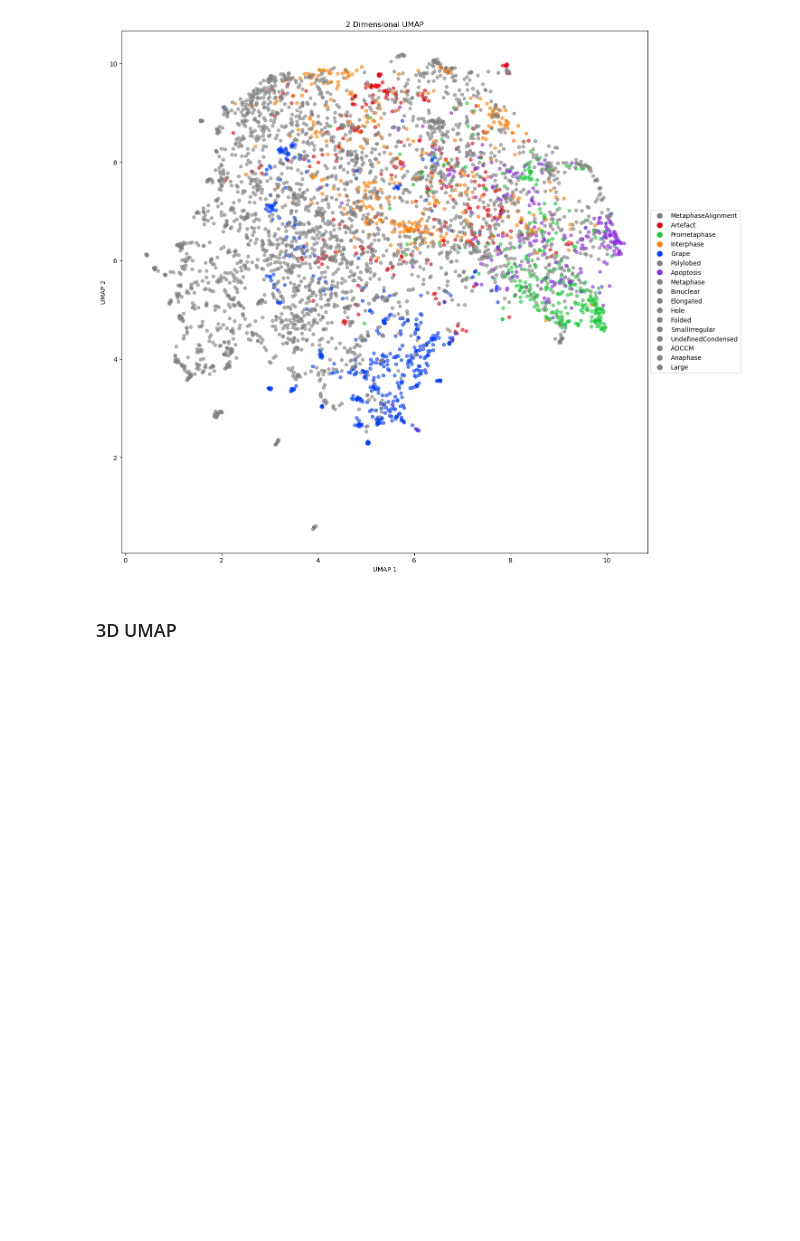
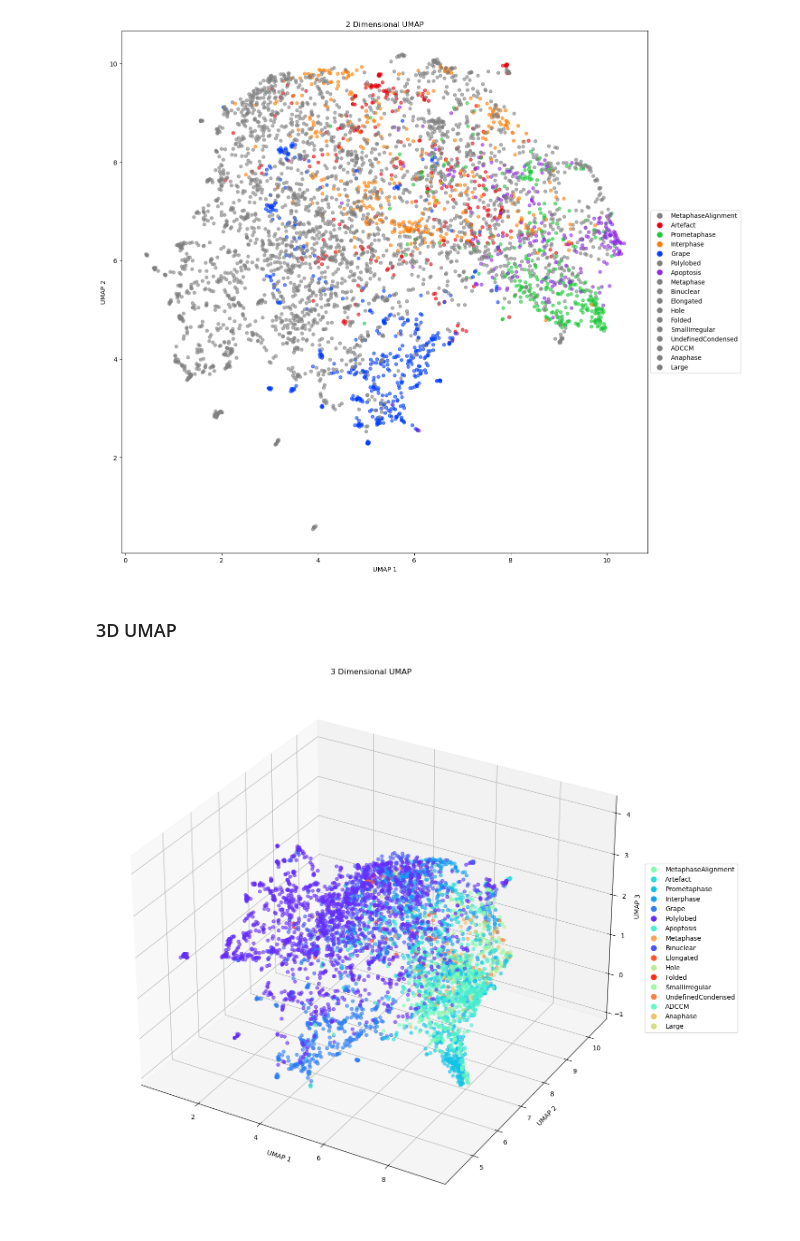
Before and after one commit to WayScience/mitocheck_data, a Jupyter notebook: 4.analyze_data/analyze_data.ipynb, the cells around one changed output. Drawn from its saved outputs; the diff is of its cells as text; code cells hidden in the pictures; blank space fills up the shorter version.

```diff
--- a/4.analyze_data/analyze_data.ipynb
+++ b/4.analyze_data/analyze_data.ipynb
@@ -150,4 +156,6 @@ show_2D_umap_grays(feature_data, phenotypic_classes, colored_classes, save_path=
 ### 3D UMAP
 # %%
 umap_3D_save_path = pathlib.Path(f"{save_dir}/norm_train_3D_umap.png")
-#show_3D_umap(feature_data, phenotypic_classes, save_path=umap_3D_save_path, point_size=point_size, alpha=alpha, palette=color_palette)
+show_3D_umap(feature_data, phenotypic_classes, colored_classes_1, save_path=umap_3D_save_path, point_size=point_size, alpha=alpha, palette="rainbow")
+# %% [output]
+[figure, added]
```
Also changed, not shown: parts of 7 cells of this notebook, 7 other files.
